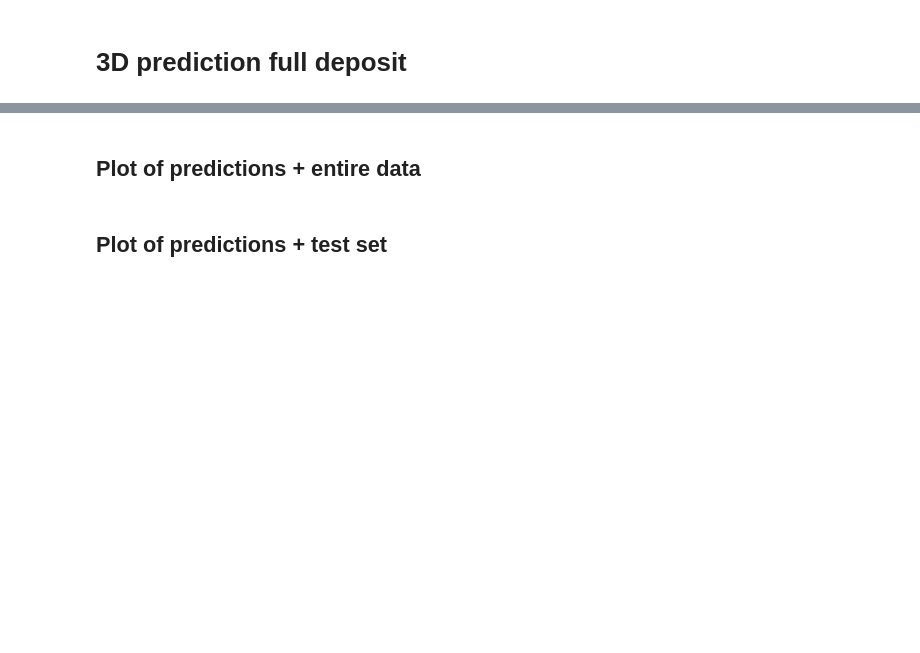
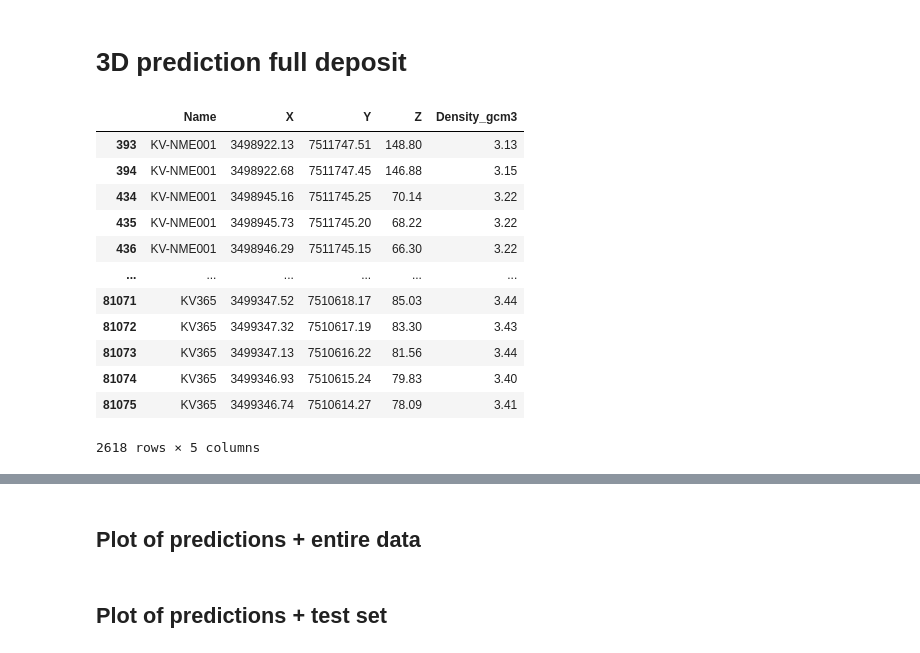
Before and after one commit to Fabian-Leal/PhD-Thesis---Incorporating-Deep-Learning-into-Statistical-Models-for-Spatial-Interpolation, a Jupyter notebook: Paper 3 PhD BNNs for multivariate predictions/NN only spatial/NN 3D full deposit.ipynb, the cells around one changed output, grey strips where cells are left out. Drawn from its saved outputs; the diff is of its cells as text; code cells hidden in the pictures; blank space fills up the shorter version.

```diff
--- a/Paper 3 PhD BNNs for multivariate predictions/NN only spatial/NN 3D full deposit.ipynb
+++ b/Paper 3 PhD BNNs for multivariate predictions/NN only spatial/NN 3D full deposit.ipynb
@@ -20 +33,17 @@ two_composite_filtered = pd.read_csv("Curated_data/cluster_0_data.csv", low_memo
+# %%
+deposit_data
+# %% [output]
+|  | Name | X | Y | Z | Density_gcm3 |
+| 393 | KV-NME001 | 3498922.13 | 7511747.51 | 148.80 | 3.13 |
+| 394 | KV-NME001 | 3498922.68 | 7511747.45 | 146.88 | 3.15 |
+| 434 | KV-NME001 | 3498945.16 | 7511745.25 | 70.14 | 3.22 |
+| 435 | KV-NME001 | 3498945.73 | 7511745.20 | 68.22 | 3.22 |
+| 436 | KV-NME001 | 3498946.29 | 7511745.15 | 66.30 | 3.22 |
+| ... | ... | ... | ... | ... | ... |
+| 81071 | KV365 | 3499347.52 | 7510618.17 | 85.03 | 3.44 |
+| 81072 | KV365 | 3499347.32 | 7510617.19 | 83.30 | 3.43 |
+| 81073 | KV365 | 3499347.13 | 7510616.22 | 81.56 | 3.44 |
+| 81074 | KV365 | 3499346.93 | 7510615.24 | 79.83 | 3.40 |
+| 81075 | KV365 | 3499346.74 | 7510614.27 | 78.09 | 3.41 |
+2618 rows × 5 columns
 # %%
```
Also changed, not shown: parts of 7 cells of this notebook, 5 other files.
